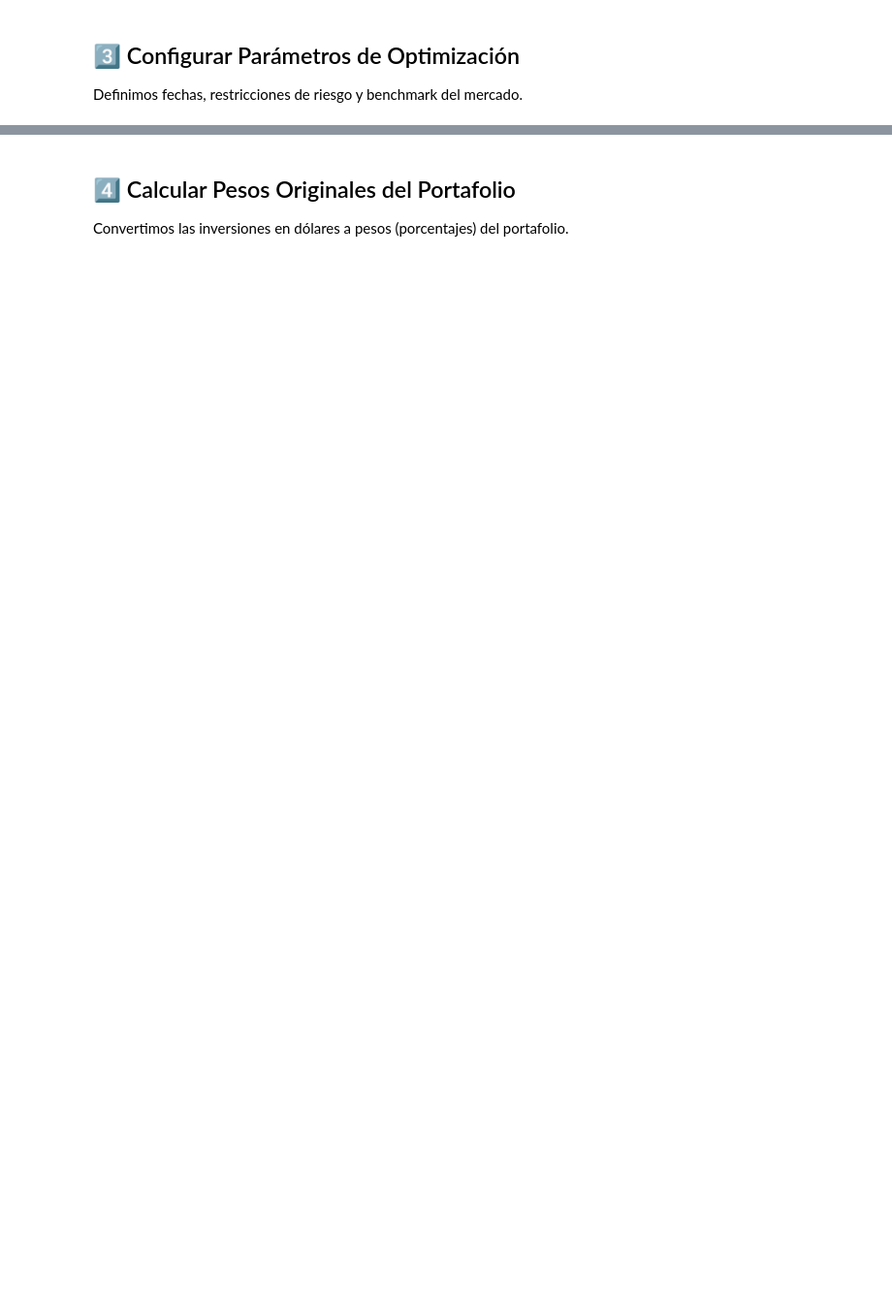
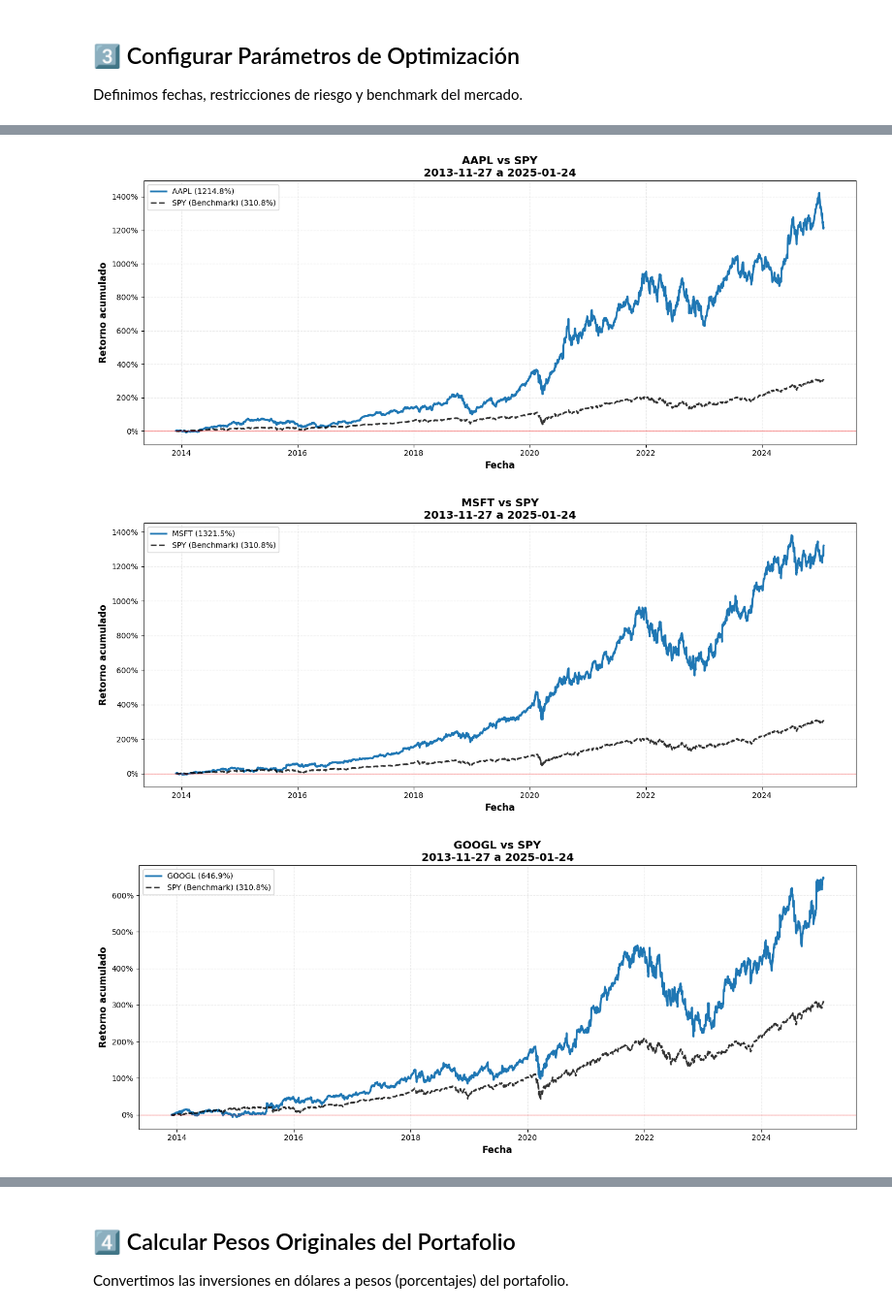
Before and after one commit to rafaelguevarahig/ML_PORTAFOLIO_FEN, a Jupyter notebook: portfolio_optimization_notebook.ipynb, the cells around one changed output, grey strips where cells are left out. Shown at 97% size. Cells and saved outputs as stored; diff of their text form; code cells hidden in the pictures; blank space fills up the shorter version.

```diff
--- a/portfolio_optimization_notebook.ipynb
+++ b/portfolio_optimization_notebook.ipynb
@@ -257,0 +311,31 @@ print(f"  💵 Tasa libre de riesgo: {risk_free_rate*100}%")
+# %%
+import matplotlib.pyplot as plt
+import matplotlib.ticker as mtick
+
+bm = market_representation[0]
+
+for t in tickers:
+    fig, ax = plt.subplots(figsize=(14, 6))
+
+    ax.plot(cum.index, cum[t], linewidth=2.5, label=f"{t} ({cum[t].iloc[-1]*100:.1f}%)")
+
+    if bm in cum.columns:
+        ax.plot(cum.index, cum[bm], linewidth=2, linestyle="--", color="black",
+                alpha=0.8, label=f"{bm} (Benchmark) ({cum[bm].iloc[-1]*100:.1f}%)")
+
+    ax.set_title(f"{t} vs {bm}\n{training_start_date} a {backtesting_end_date}",
+                 fontsize=14, fontweight="bold")
+    ax.set_xlabel("Fecha", fontsize=12, fontweight="bold")
+    ax.set_ylabel("Retorno acumulado", fontsize=12, fontweight="bold")
+    ax.yaxis.set_major_formatter(mtick.PercentFormatter(1.0))
+
+    ax.grid(True, alpha=0.25, linestyle="--")
+    ax.axhline(0, color="red", linewidth=1, alpha=0.4)
+
+    ax.legend(loc="upper left", framealpha=0.9)
+    plt.tight_layout()
+    plt.show()
+# %% [output]
+[figure, added]
+[figure, added]
+[figure, added]
```
Also changed, not shown: parts of 17 cells of this notebook.
